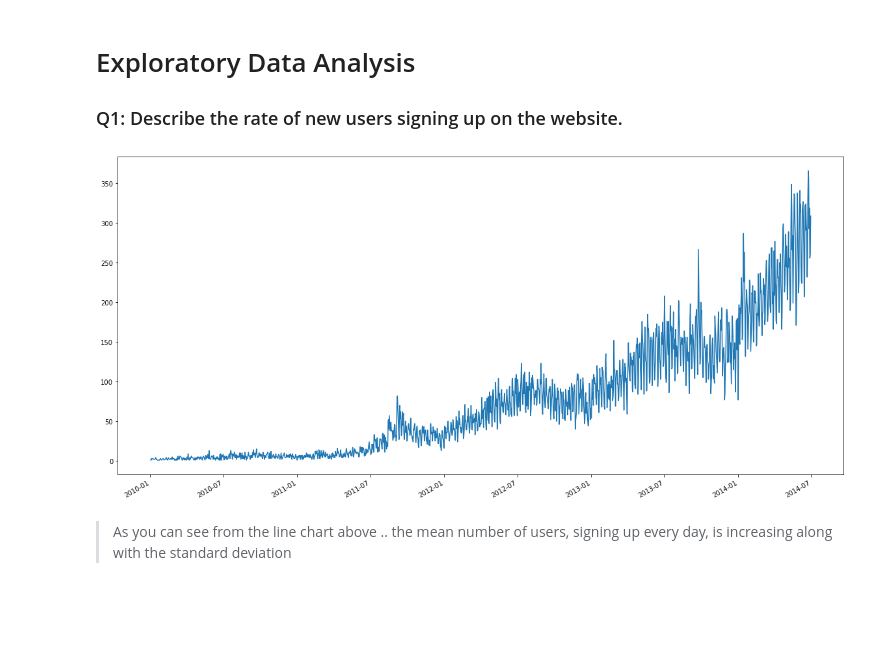
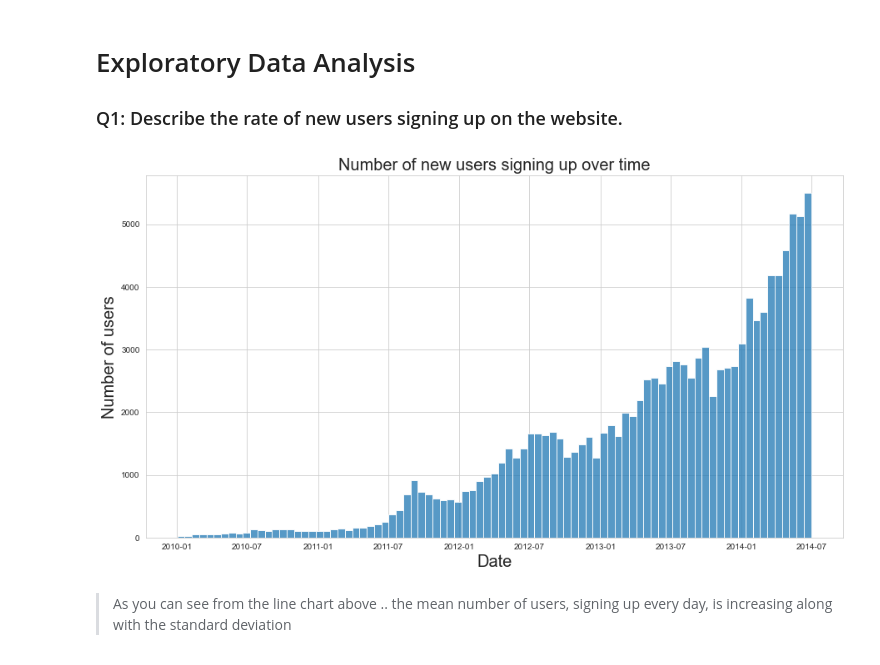
Before and after one commit to iz13m/airbnb-dataset-analysis, a Jupyter notebook: investigate-airbnb-dataset.ipynb, the cells around one changed output. Saved outputs shown, nothing was run; the diff lists cells and outputs as text; code cells hidden in the pictures; blank space fills up the shorter version.

Commit message:
Better Visuals

```diff
--- a/investigate-airbnb-dataset.ipynb
+++ b/investigate-airbnb-dataset.ipynb
@@ -3,6 +3,8 @@
 import pandas as pd
 %matplotlib inline
 import matplotlib.pyplot as plt
+import seaborn as sns
+sns.set_style(style = "whitegrid")
 # %%
 # Load your data and print out a few lines. Perform operations to inspect data
 #   types and look for instances of missing or possibly errant data.
@@ -138,10 +140,14 @@ Name: age, dtype: float64
 # Exploratory Data Analysis
 
 ### Q1: Describe the rate of new users signing up on the website.
-# %%
-df.date_account_created.value_counts().plot(figsize = (20,10));
-# %% [output]
-[figure, removed]
+# %%
+plt.figure(figsize = (15,8))
+sns.histplot(data=df,x="date_account_created")
+plt.title("Number of new users signing up over time",fontdict = {'fontsize':20})
+plt.xlabel("Date",fontdict = {'fontsize':20})
+plt.ylabel("Number of users",fontdict = {'fontsize':20});
+# %% [output]
+[figure, added]
 # %% [markdown]
 > As you can see from the line chart above .. the mean number of users, signing up every day, is increasing along with the standard deviation
 # %% [markdown]
```
Also changed, not shown: parts of 11 cells of this notebook.
